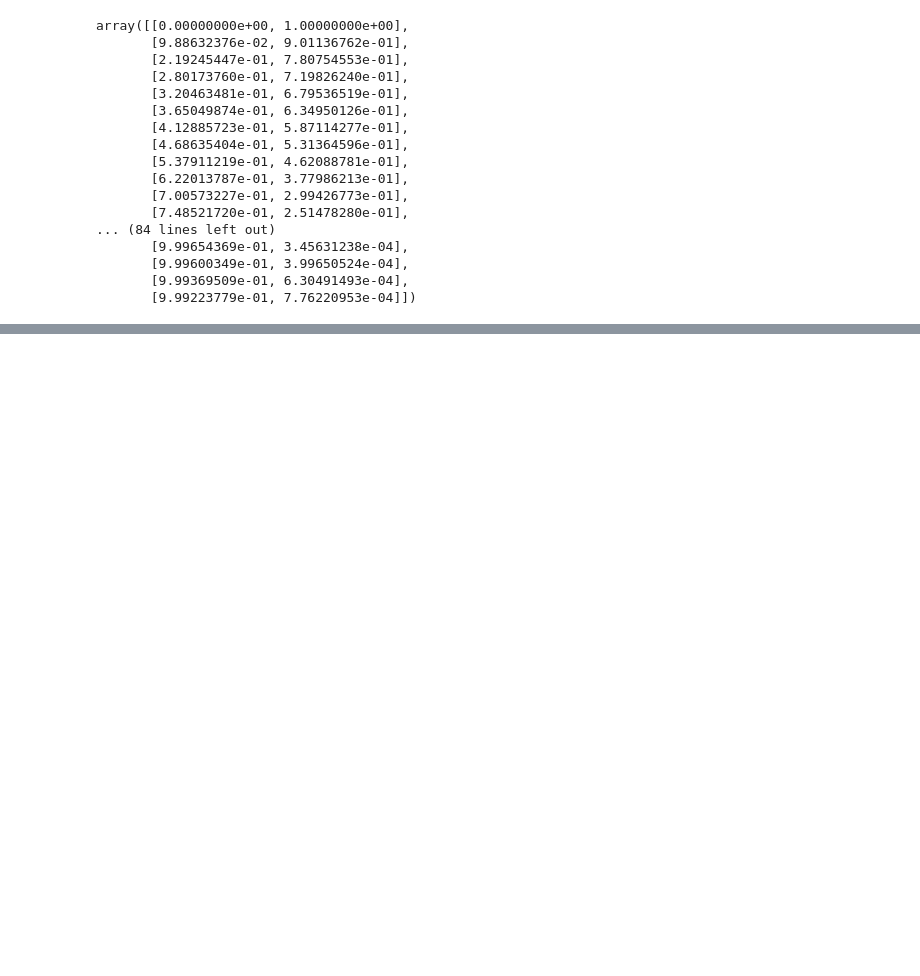
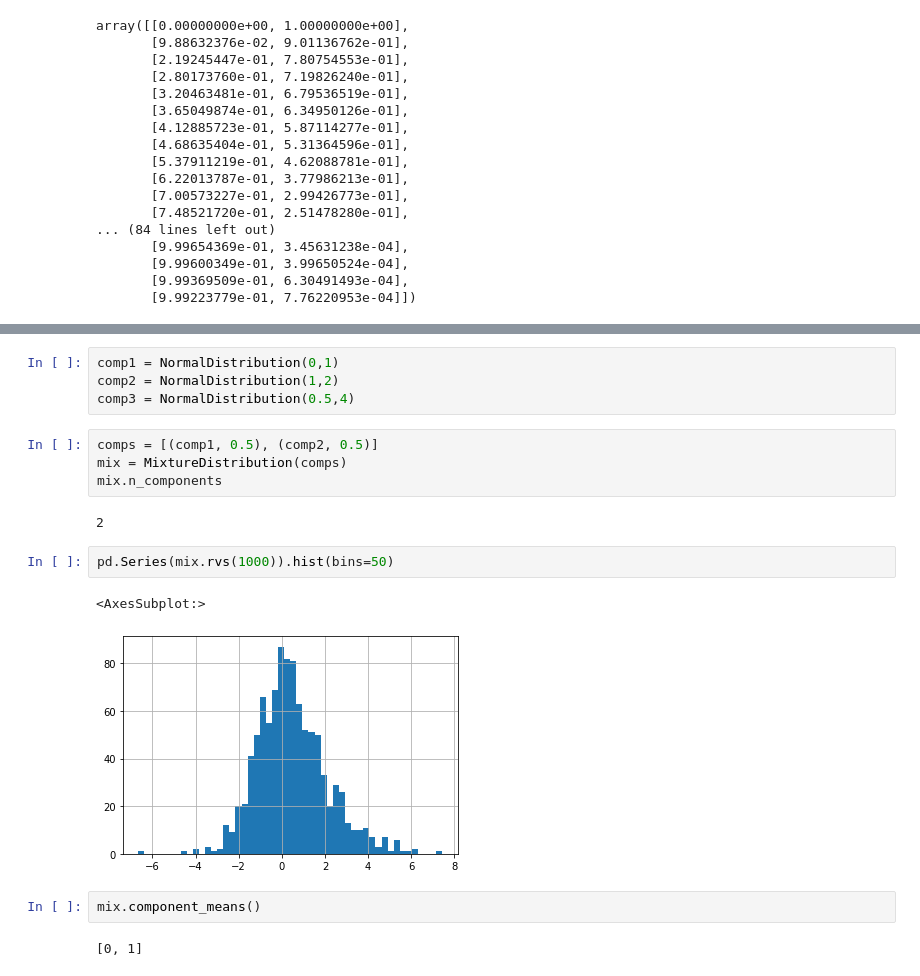
Before and after one commit to felixbrunner/hmm-real-vol, a Jupyter notebook: notebooks/Untitled.ipynb, the cells around one changed output, grey strips where cells are left out. Drawn from its saved outputs; the diff is of its cells as text; blank space fills up the shorter version.

Commit message:
edit distribution classes

```diff
--- a/notebooks/Untitled.ipynb
+++ b/notebooks/Untitled.ipynb
@@ -815,0 +1404,19 @@ array([[0.00000000e+00, 1.00000000e+00],
+# %%
+comp1 = NormalDistribution(0,1)
+comp2 = NormalDistribution(1,2)
+comp3 = NormalDistribution(0.5,4)
+# %%
+comps = [(comp1, 0.5), (comp2, 0.5)]
+mix = MixtureDistribution(comps)
+mix.n_components
+# %% [output]
+2
+# %%
+pd.Series(mix.rvs(1000)).hist(bins=50)
+# %% [output]
+<AxesSubplot:>
+[figure, added]
+# %%
+mix.component_means()
+# %% [output]
+[0, 1]
```
Also changed, not shown: parts of 14 cells of this notebook, 3 other files.
